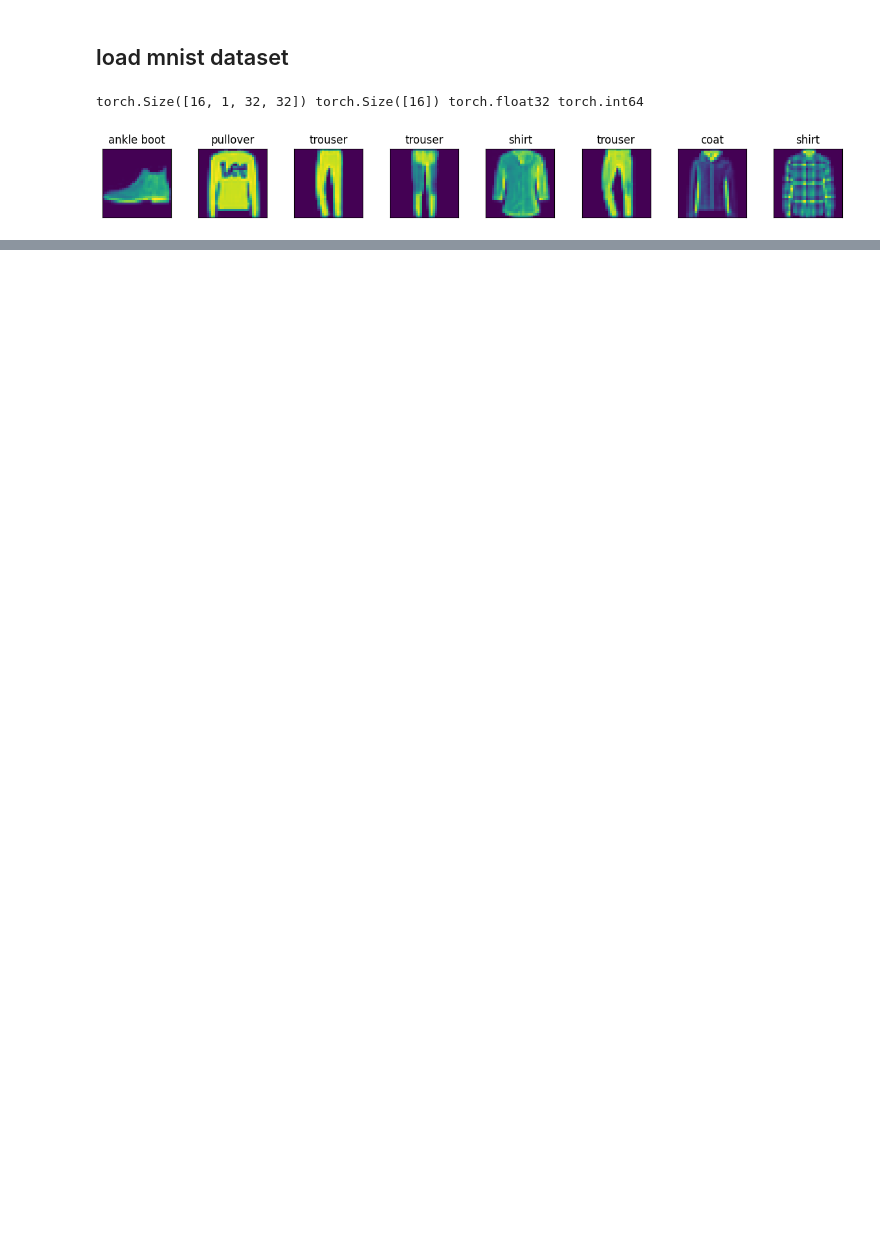
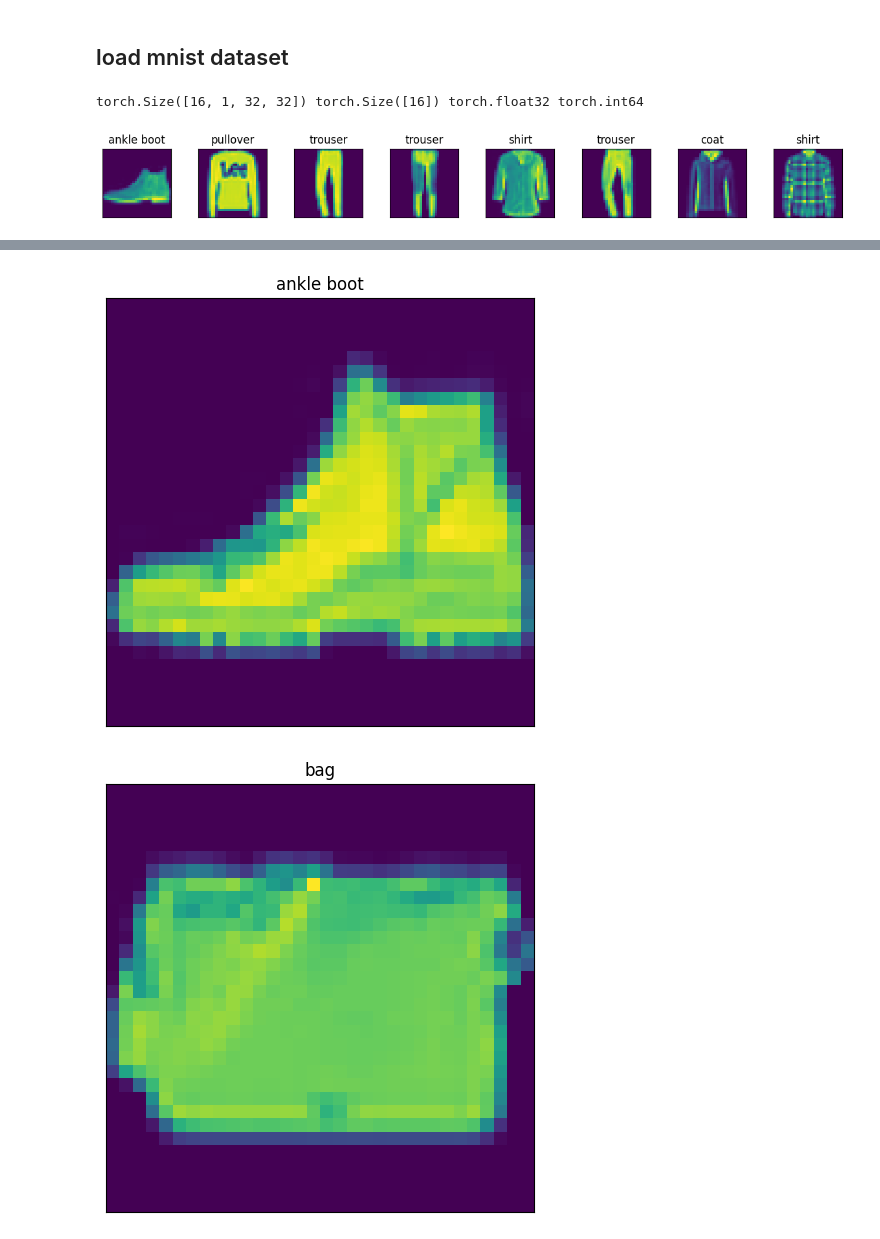
Before and after one commit to git-tejassh/mlFromScratch, a Jupyter notebook: softmaxRegression/main_notebook.ipynb, the cells around one changed output, grey strips where cells are left out. Drawn from its saved outputs; the diff is of its cells as text; code cells hidden in the pictures; blank space fills up the shorter version.

```diff
--- a/softmaxRegression/main_notebook.ipynb
+++ b/softmaxRegression/main_notebook.ipynb
@@ -23,13 +17,5 @@ Token successfully loaded!
 # %% [markdown]
 ## load mnist dataset
-# %%
-class FashionMNIST():
-    def __init__(self, path):
-        self.root = path
-        self.trans = transforms.Compose([transforms.Resize(32),
-                                         transforms.ToTensor()])
-        self.train = torchvision.datasets.FashionMNIST(root = self.root, train = True, transform=self.trans, download=True)
-        self.val = torchvision.datasets.FashionMNIST(root=self.root, train = False, transform=self.trans, download=True)
 # %%
 path = 'C:/Users/tjsss/OneDrive/Desktop/machine learning/mlFromScratch/fashionMNISTdataset'
 data = FashionMNIST(path = path)
@@ -227,6 +35,6 @@ val_loader = data.get_data(train = True, batch_size = 16)
 # %%
 softmax_reg = Classifier(32, 10)
 # %%
-softmax_reg.train(train_loader=train_loader, val_loader=val_loader, epochs = 100)
+softmax_reg.train(train_loader=train_loader, val_loader=val_loader, epochs = 10)
 # %% [output]
 ---------- 1 ----------
@@ -250,0 +61,3 @@ softmax_reg.history()
+# %%
+x,y = next(iter(val_loader))
+data.text_labels(np.arange(10))
@@ -250,0 +75,6 @@ softmax_reg.history()
+# %%
+for i in range(3):
+    softmax_reg.predict(x[i][0])
+# %% [output]
+[figure, added]
+[figure, added]
```
Also changed, not shown: parts of 12 cells of this notebook, 4 other files.
